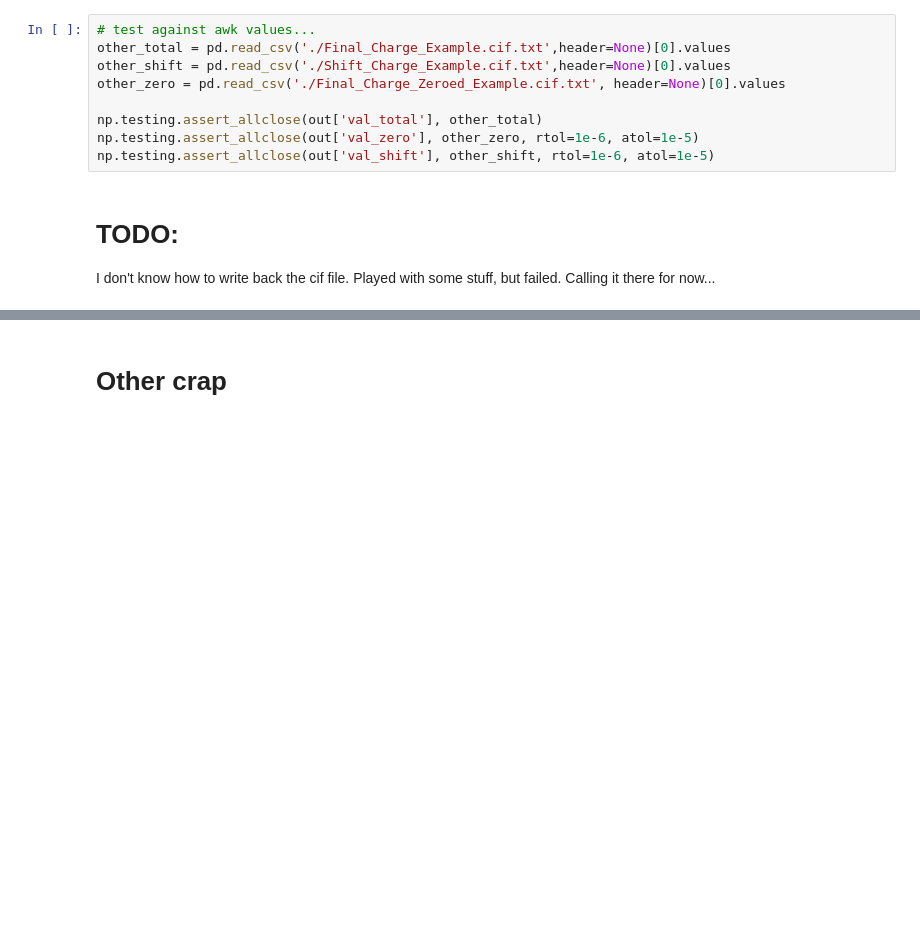
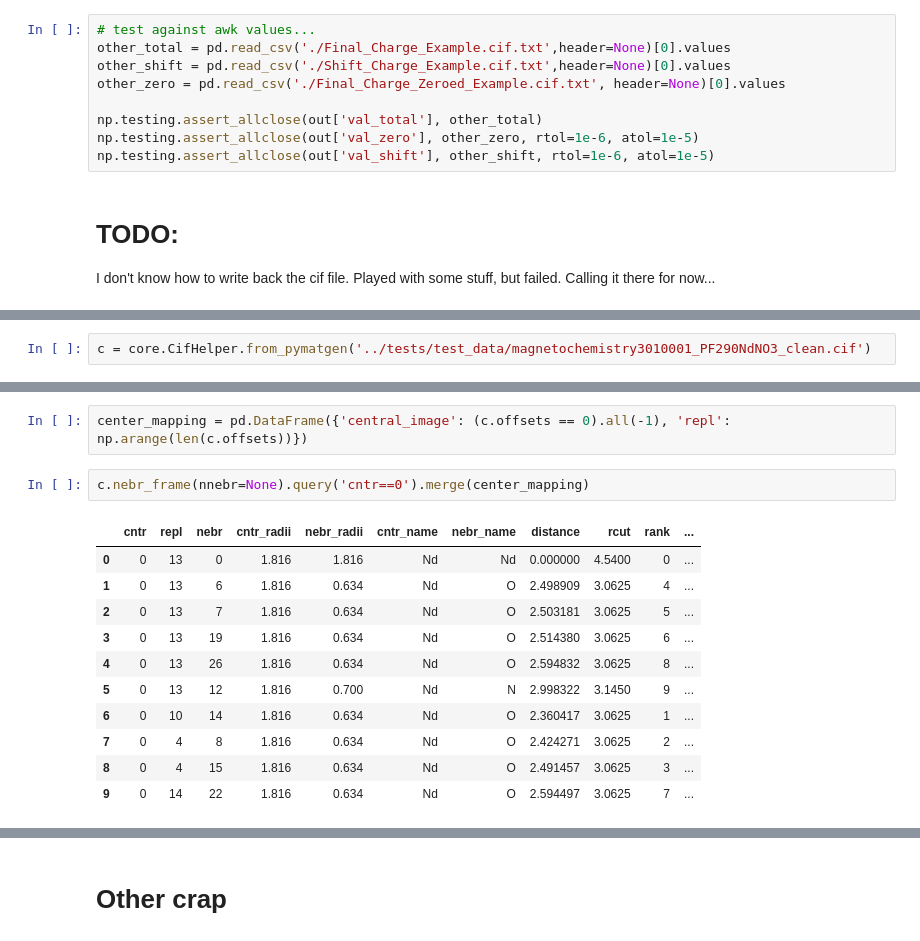
Before and after one commit to wpk-nist-gov/mcbac, a Jupyter notebook: examples/usage.ipynb, the cells around one changed output, grey strips where cells are left out. Saved outputs shown, nothing was run; the diff lists cells and outputs as text; blank space fills up the shorter version.

```diff
--- a/examples/usage.ipynb
+++ b/examples/usage.ipynb
@@ -236,0 +286,2 @@ I don't know how to write back the cif file.  Played with some stuff, but failed
+# %%
+c = core.CifHelper.from_pymatgen('../tests/test_data/magnetochemistry3010001_PF290NdNO3_clean.cif')
@@ -236,0 +332,16 @@ I don't know how to write back the cif file.  Played with some stuff, but failed
+# %%
+center_mapping = pd.DataFrame({'central_image': (c.offsets == 0).all(-1), 'repl': np.arange(len(c.offsets))})
+# %%
+c.nebr_frame(nnebr=None).query('cntr==0').merge(center_mapping)
+# %% [output]
+|  | cntr | repl | nebr | cntr_radii | nebr_radii | cntr_name | nebr_name | distance | rcut | rank | ... |
+| 0 | 0 | 13 | 0 | 1.816 | 1.816 | Nd | Nd | 0.000000 | 4.5400 | 0 | ... |
+| 1 | 0 | 13 | 6 | 1.816 | 0.634 | Nd | O | 2.498909 | 3.0625 | 4 | ... |
+| 2 | 0 | 13 | 7 | 1.816 | 0.634 | Nd | O | 2.503181 | 3.0625 | 5 | ... |
+| 3 | 0 | 13 | 19 | 1.816 | 0.634 | Nd | O | 2.514380 | 3.0625 | 6 | ... |
+| 4 | 0 | 13 | 26 | 1.816 | 0.634 | Nd | O | 2.594832 | 3.0625 | 8 | ... |
+| 5 | 0 | 13 | 12 | 1.816 | 0.700 | Nd | N | 2.998322 | 3.1450 | 9 | ... |
+| 6 | 0 | 10 | 14 | 1.816 | 0.634 | Nd | O | 2.360417 | 3.0625 | 1 | ... |
+| 7 | 0 | 4 | 8 | 1.816 | 0.634 | Nd | O | 2.424271 | 3.0625 | 2 | ... |
+| 8 | 0 | 4 | 15 | 1.816 | 0.634 | Nd | O | 2.491457 | 3.0625 | 3 | ... |
+| 9 | 0 | 14 | 22 | 1.816 | 0.634 | Nd | O | 2.594497 | 3.0625 | 7 | ... |
```
Also changed, not shown: parts of 105 cells of this notebook, 13 other files.
